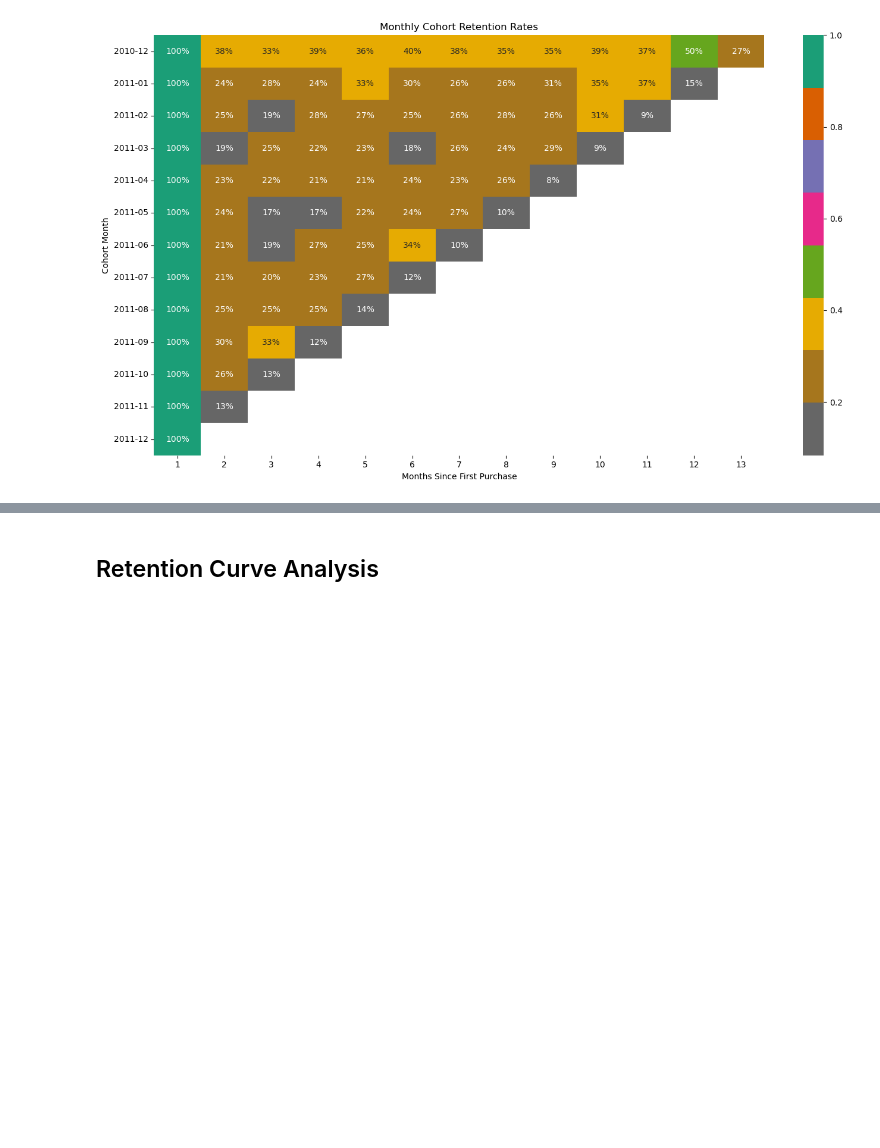
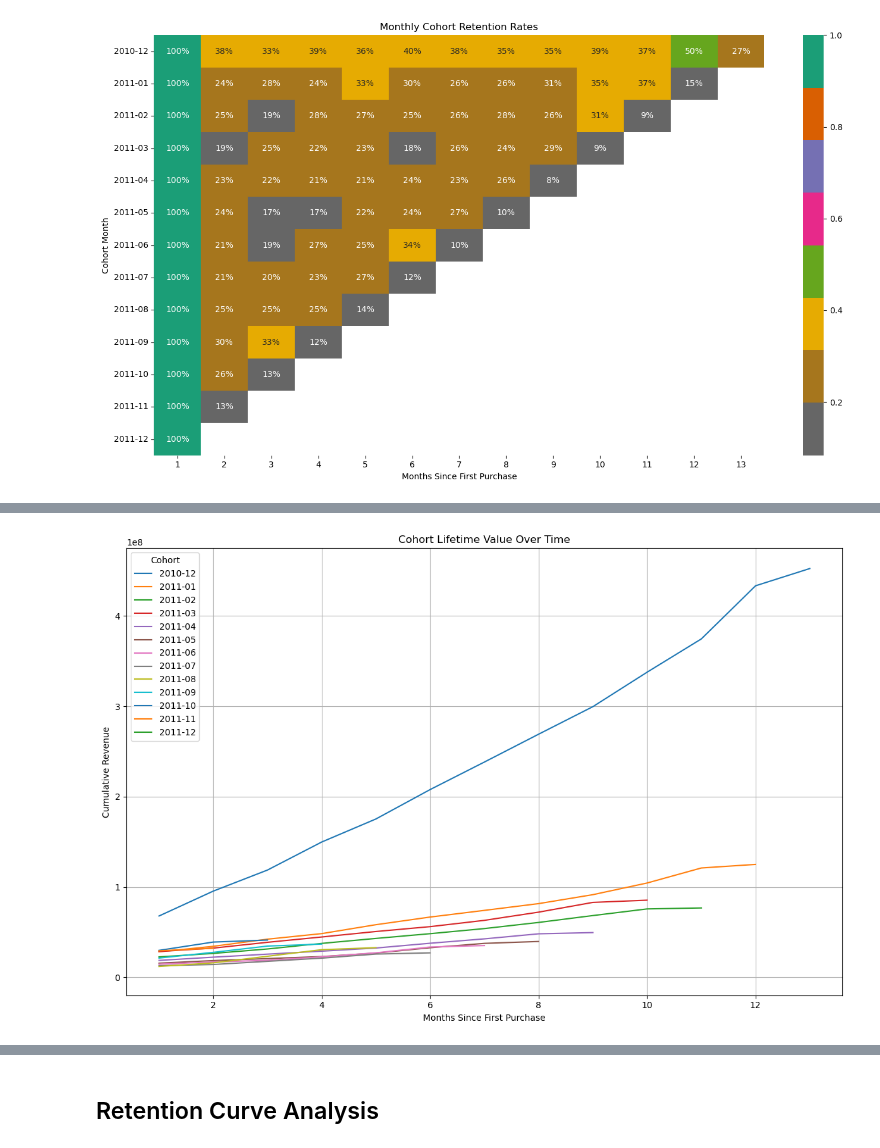
Before and after one commit to Emerald-GitHub/Eshop-pro-cohort-analysis, a Jupyter notebook: notebook/Eshop-pro-cohort-analysis.ipynb, the cells around one changed output, grey strips where cells are left out. Drawn from its saved outputs; the diff is of its cells as text; code cells hidden in the pictures; blank space fills up the shorter version.

Commit message:
cohort lifetime value

```diff
--- a/notebook/Eshop-pro-cohort-analysis.ipynb
+++ b/notebook/Eshop-pro-cohort-analysis.ipynb
@@ -660,0 +705,4 @@ plt.show()
+# %%
+cohort_revenue = df.groupby(['CohortMonth', 'InvoiceMonth'])['TotalPrice'].sum().reset_index()
+cohort_revenue['CohortIndex'] = (cohort_revenue['InvoiceMonth'] - cohort_revenue['CohortMonth']).apply(attrgetter('n')) + 1
+cohort_cumrev = cohort_revenue.pivot(index='CohortMonth', columns='CohortIndex', values='TotalPrice').cumsum(axis=1)
@@ -660,0 +714,13 @@ plt.show()
+# %%
+plt.figure(figsize=(12,8))
+for cohort in cohort_cumrev.index:
+    plt.plot(cohort_cumrev.columns, cohort_cumrev.loc[cohort], label=str(cohort))
+plt.title('Cohort Lifetime Value Over Time')
+plt.xlabel('Months Since First Purchase')
+plt.ylabel('Cumulative Revenue')
+plt.legend(title='Cohort')
+plt.grid(True)
+plt.tight_layout()
+plt.show()
+# %% [output]
+[figure, added]
```
Also changed, not shown: parts of 21 cells of this notebook.
